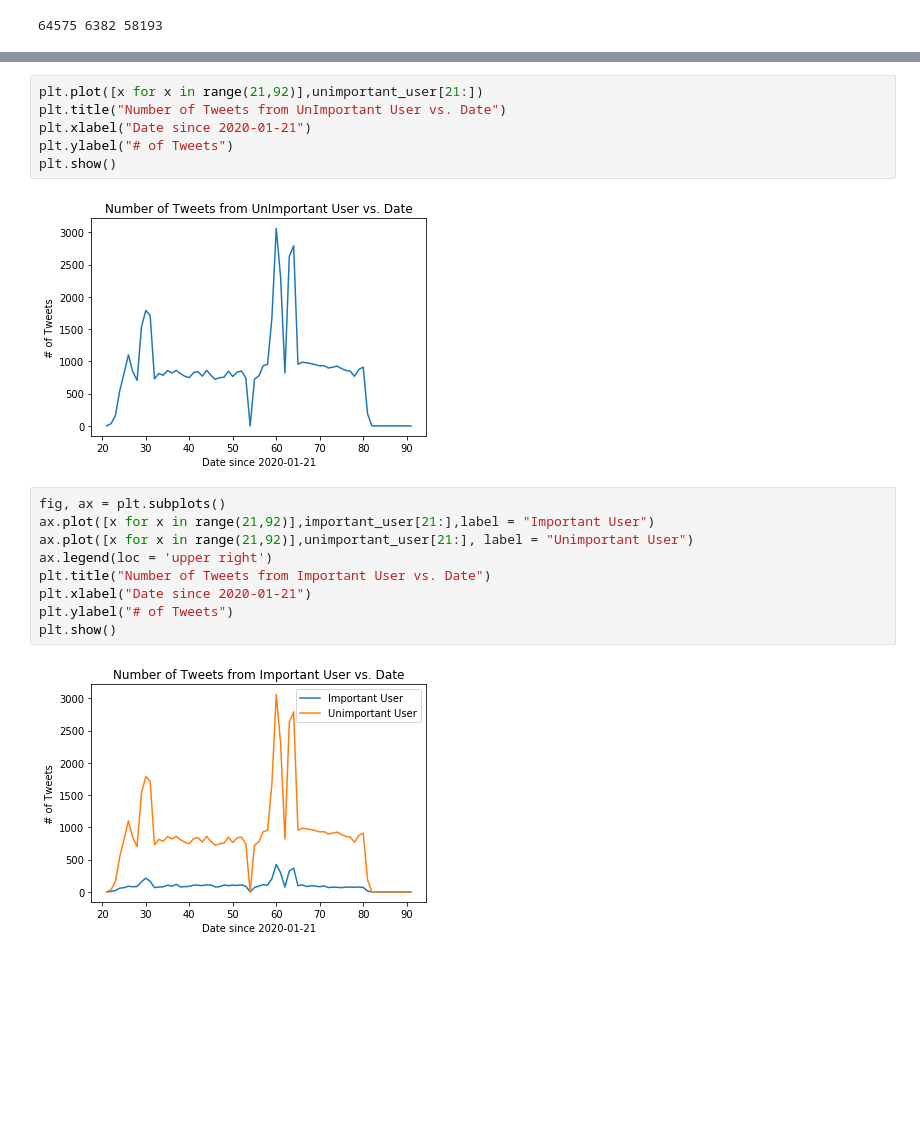
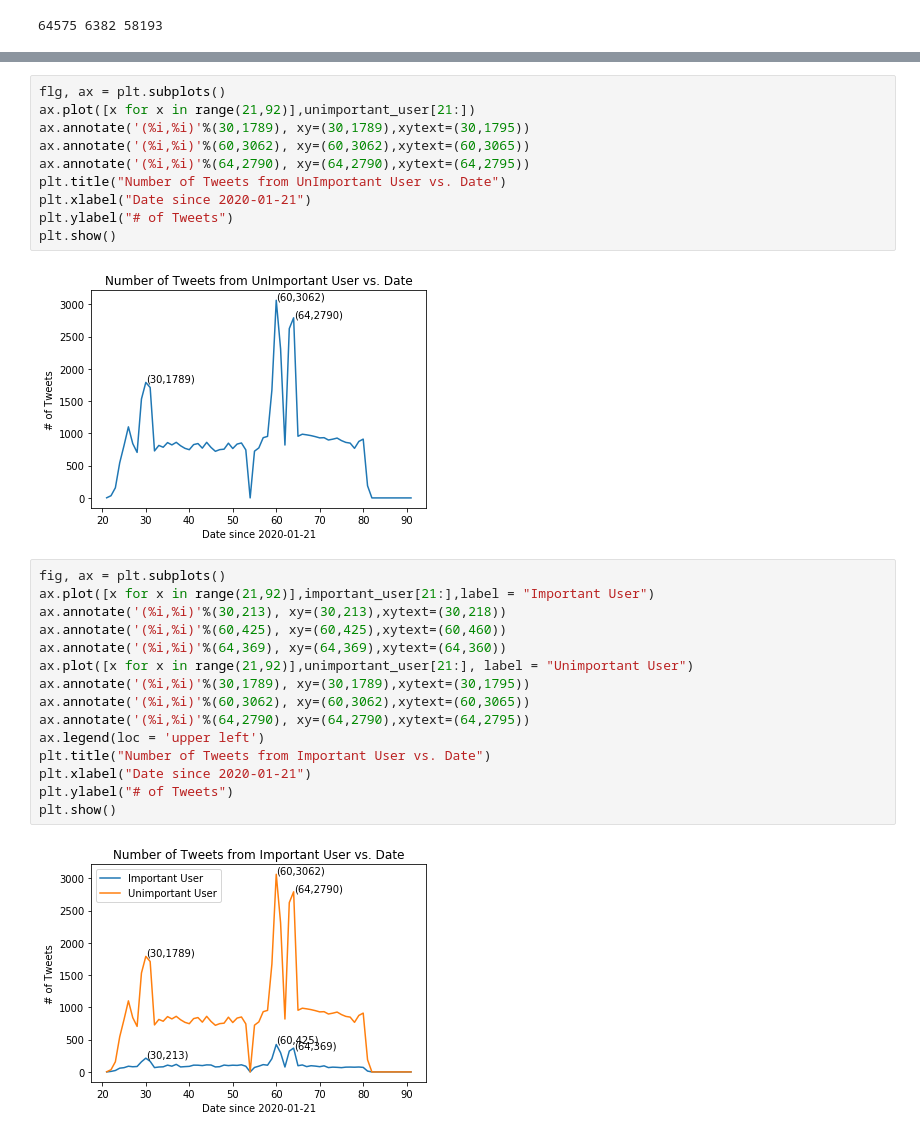
Before and after one commit to github-prathma/Spread_Of_Corona_Virus_Analysis, a Jupyter notebook: TweetRelated/Important_User_Analysis.ipynb, the cells around one changed output, grey strips where cells are left out. Cells and saved outputs as stored; diff of their text form; blank space fills up the shorter version.

```diff
--- a/TweetRelated/Important_User_Analysis.ipynb
+++ b/TweetRelated/Important_User_Analysis.ipynb
@@ -80,19 +84,29 @@ plt.show()
 # %%
-plt.plot([x for x in range(21,92)],unimportant_user[21:])
+flg, ax = plt.subplots()
+ax.plot([x for x in range(21,92)],unimportant_user[21:])
+ax.annotate('(%i,%i)'%(30,1789), xy=(30,1789),xytext=(30,1795))
+ax.annotate('(%i,%i)'%(60,3062), xy=(60,3062),xytext=(60,3065))
+ax.annotate('(%i,%i)'%(64,2790), xy=(64,2790),xytext=(64,2795))
 plt.title("Number of Tweets from UnImportant User vs. Date")
 plt.xlabel("Date since 2020-01-21")
 plt.ylabel("# of Tweets")
 plt.show()
 # %% [output]
-[figure, old version]
+[figure, new version]
 # %%
 fig, ax = plt.subplots()
 ax.plot([x for x in range(21,92)],important_user[21:],label = "Important User")
+ax.annotate('(%i,%i)'%(30,213), xy=(30,213),xytext=(30,218))
+ax.annotate('(%i,%i)'%(60,425), xy=(60,425),xytext=(60,460))
+ax.annotate('(%i,%i)'%(64,369), xy=(64,369),xytext=(64,360))
 ax.plot([x for x in range(21,92)],unimportant_user[21:], label = "Unimportant User")
-ax.legend(loc = 'upper right')
+ax.annotate('(%i,%i)'%(30,1789), xy=(30,1789),xytext=(30,1795))
+ax.annotate('(%i,%i)'%(60,3062), xy=(60,3062),xytext=(60,3065))
+ax.annotate('(%i,%i)'%(64,2790), xy=(64,2790),xytext=(64,2795))
+ax.legend(loc = 'upper left')
 plt.title("Number of Tweets from Important User vs. Date")
 plt.xlabel("Date since 2020-01-21")
 plt.ylabel("# of Tweets")
 plt.show()
 # %% [output]
-[figure, old version]
+[figure, new version]
```
Also changed, not shown: parts of 2 cells of this notebook, 1 other file.
